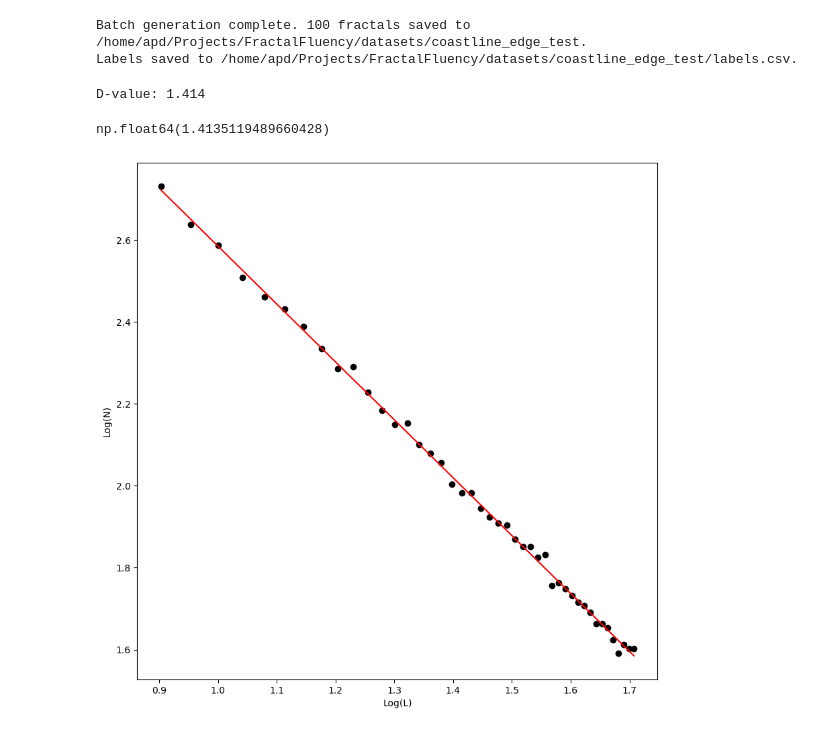
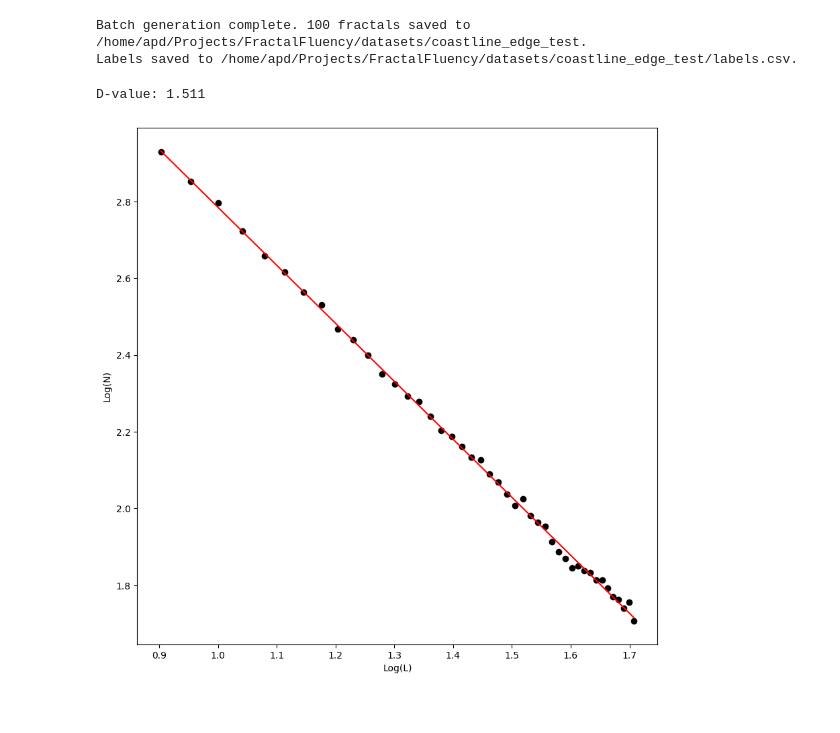
Before and after one commit to apdill/FractalFluency, a Jupyter notebook: notebooks/fractal_factory.ipynb, the cells around one changed output. Drawn from its saved outputs; the diff is of its cells as text; code cells hidden in the pictures.

```diff
--- a/notebooks/fractal_factory.ipynb
+++ b/notebooks/fractal_factory.ipynb
@@ -18,7 +20,7 @@ def plot_image(image):
     plt.show()
 # %%
 iterations = 9
-D = 1.7
+D = 1.1
 P = 1
 zslice = 0.5
 
@@ -28,4 +30,12 @@ threshmap, bwratio = thresh(scalemap, iterations)
 
 coastline = edgedetector(threshmap, iterations)
 
-slice, trace = mountainpro(scalemap, iterations, zslice)
+slice, trace = mountainpro_enhanced(scalemap, iterations, zslice, num_slices=10, random_slices=True)
+plt.imshow(trace, 'gray')
+plt.axis('off')
+
+min_size=8
+max_size=max(trace.shape) // 10
+num_sizes=50
+
+measure_D(trace, min_size = min_size, max_size=max_size, n_sizes = num_sizes, plot_image=False, invert=False);
@@ -48,17 +57,15 @@ Batch generation complete. 100 fractals saved to /home/apd/Projects/FractalFluen
 Labels saved to /home/apd/Projects/FractalFluency/datasets/coastline_edge_test/labels.csv.
 # %%
 min_size=8
-max_size=max(threshmap.shape) // 10
+max_size=max(trace.shape) // 10
 num_sizes=50
 
-measure_D(trace, min_size = min_size, max_size=max_size, n_sizes = num_sizes,
-                      invert=False)
+measure_D(trace, min_size = min_size, max_size=max_size, n_sizes = num_sizes, invert=False);
 
 
 #save_path = r'C:\Users\absolute-zero\Desktop'
 #fname = r'test_coastline_BW'
 #box_counter.save_as_tif(threshmap, save_path, fname)
 # %% [output]
-D-value: 1.414
+D-value: 1.511
-np.float64(1.4135119489660428)
-[figure, old version]
+[figure, new version]
```
Also changed, not shown: parts of 3 cells of this notebook, 5 other files.
